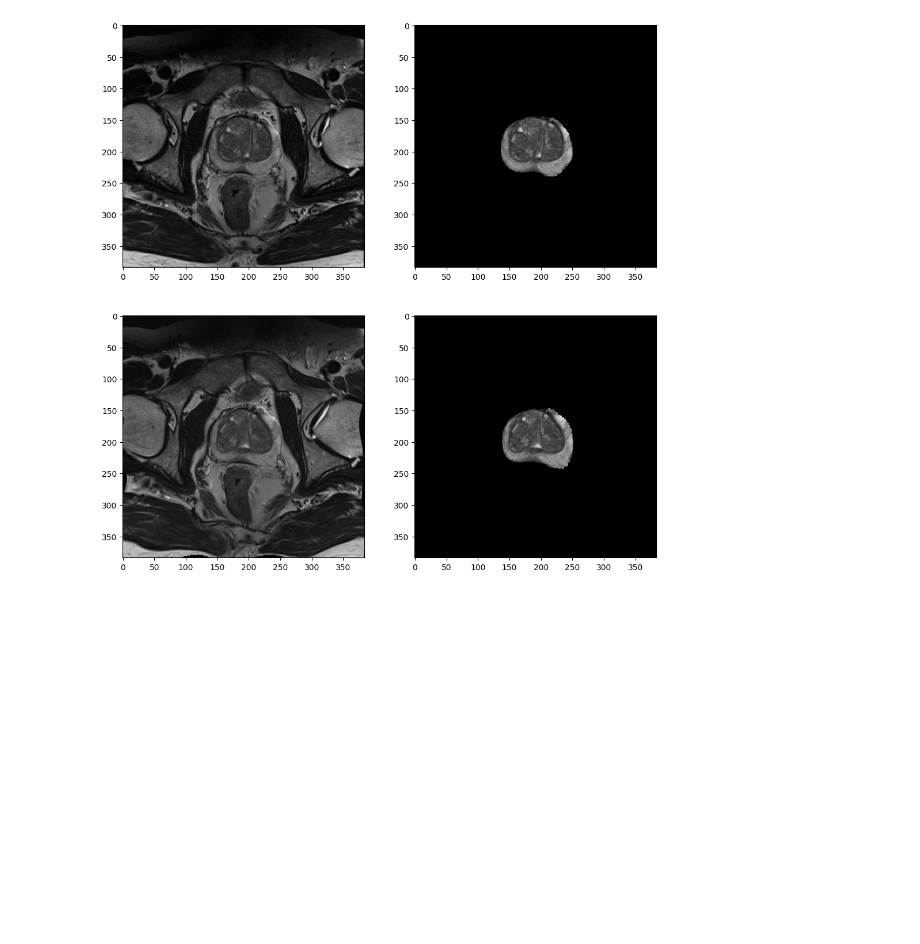
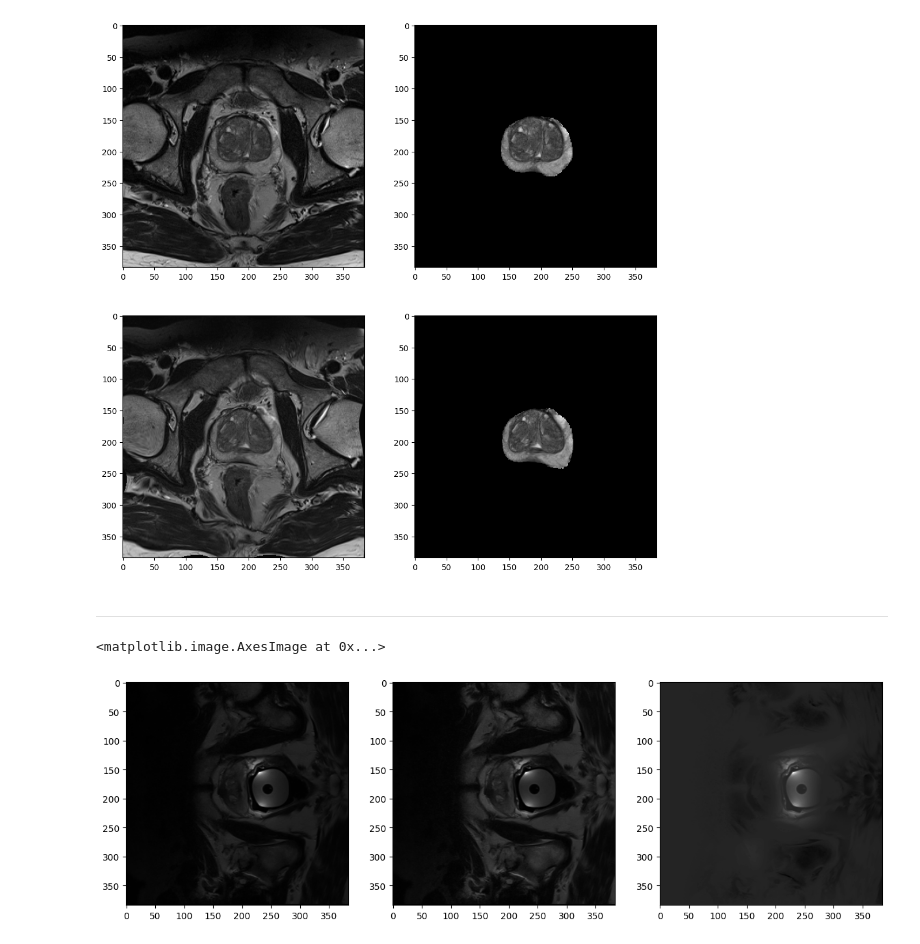
Before and after one commit to mpierangeli/PFI, a Jupyter notebook: viewer.ipynb, the cells around one changed output. Drawn from its saved outputs; the diff is of its cells as text; code cells hidden in the pictures; blank space fills up the shorter version.

```diff
--- a/viewer.ipynb
+++ b/viewer.ipynb
@@ -152,3 +153,24 @@ ax[1,1].imshow(img_deformed*(seg_deformed>=0.5),cmap="gray")
 plt.show()
 # %% [output]
 [figure]
+# %% [markdown]
+----------------------------
+# %%
+inputImage = sitk.ReadImage(fp2+"\sujeto_050.nii")
+maskImage = sitk.OtsuThreshold(inputImage,0,1,200)
+inputImage = sitk.Cast(inputImage,sitk.sitkFloat32)
+corrector = sitk.N4BiasFieldCorrectionImageFilter()
+output = corrector.Execute(inputImage,maskImage)
+#log_bias_field = corrector.GetLogBiasFieldAsImage(nda)
+#corrected_image_full_resolution = nda / sitk.Exp(log_bias_field)
+# %%
+img = sitk.GetArrayViewFromImage(output)
+imgor = sitk.GetArrayViewFromImage(inputImage)
+# %%
+fig, ax = plt.subplots(1,3,figsize=(15,10))
+ax[0].imshow(imgor[11,:,:],cmap="gray")
+ax[1].imshow(img[11,:,:],cmap="gray")
+ax[2].imshow(imgor[11,:,:]-img[11,:,:],cmap="gray")
+# %% [output]
+<matplotlib.image.AxesImage at 0x...>
+[figure, added]
```
Also changed, not shown: parts of 1 cell of this notebook.
